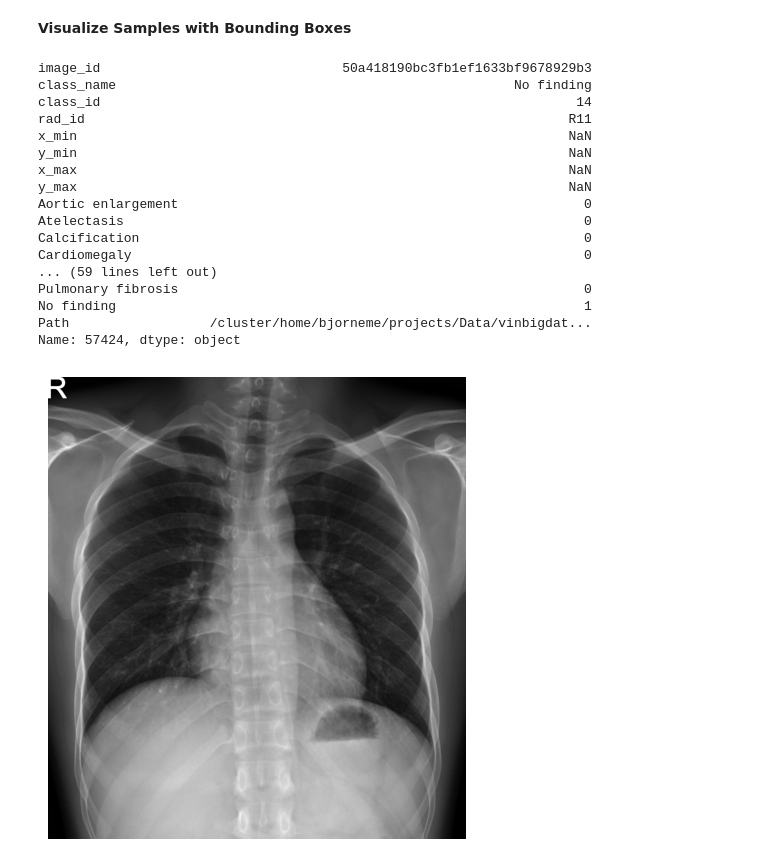
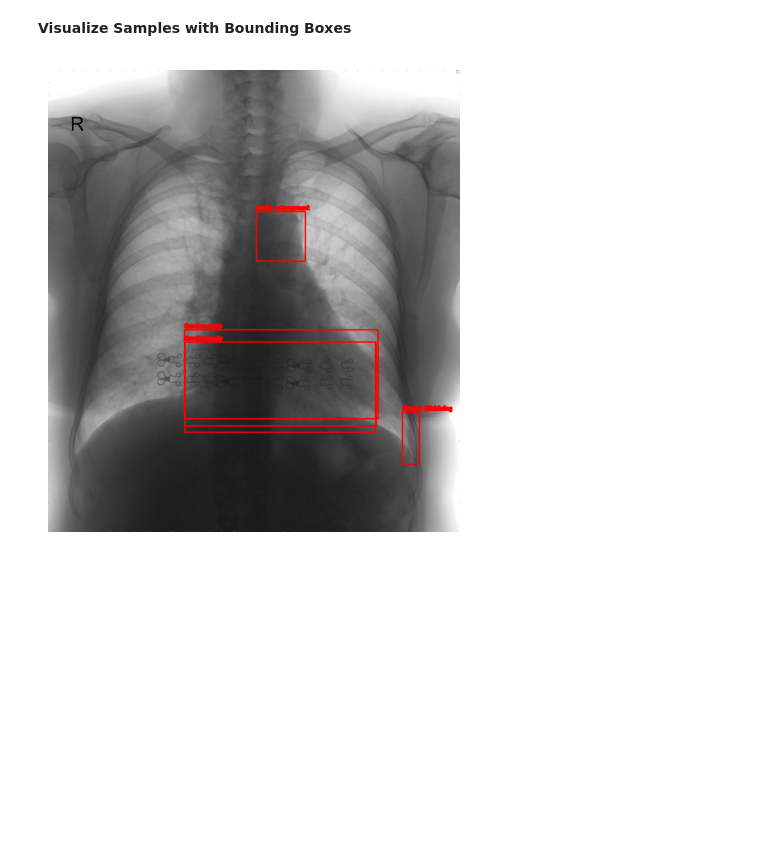
Before and after one commit to bjorneme/master_thesis, a Jupyter notebook: EDA/EDA_VinDr_CXR.ipynb, the cells around one changed output. Cells and saved outputs as stored; diff of their text form; code cells hidden in the pictures; blank space fills up the shorter version.

```diff
--- a/EDA/EDA_VinDr_CXR.ipynb
+++ b/EDA/EDA_VinDr_CXR.ipynb
@@ -126,42 +135,35 @@ plt.show()
 [figure]
 # %% [markdown]
 **Visualize Samples with Bounding Boxes**
-# %%
-# Path to the first DICOM sample
-img_path = labels_df['Path'].iloc[0]
-
-# Read the DICOM file using pydicom
-ds = pydicom.dcmread(img_path)
-
-plt.figure(figsize=(6,6))
-plt.imshow(ds.pixel_array, cmap='gray')
-plt.axis('off')
-
-# Filter the rows for the first sample
-rows = labels_df[labels_df['Path'] == img_path]
-
-# Iterate over each bounding box for this image
-for _, row in rows.iterrows():
-
-    print(row)
-
-plt.show()
-# %% [output]
-image_id                               50a418190bc3fb1ef1633bf9678929b3
-class_name                                                   No finding
-class_id                                                             14
-rad_id                                                              R11
-x_min                                                               NaN
-y_min                                                               NaN
-x_max                                                               NaN
-y_max                                                               NaN
-Aortic enlargement                                                    0
-Atelectasis                                                           0
-Calcification                                                         0
-Cardiomegaly                                                          0
-... (59 lines left out)
-Pulmonary fibrosis                                                    0
-No finding                                                            1
-Path                  /cluster/home/bjorneme/projects/Data/vinbigdat...
-Name: 57424, dtype: object
-[figure, removed]
+# %%
+# Path to the first DICOM sample
+img_path = labels_df['Path'].iloc[2]
+
+# Read the DICOM file using pydicom
+ds = pydicom.dcmread(img_path)
+
+# Filter out bounding boxes corresponding to the image
+rows = labels_df[labels_df['Path'] == img_path]
+
+# Loop over each bounding box for the image
+for _, row in rows.iterrows():
+
+    # Draw rectangle
+    if not np.isnan(row['x_min']):
+        x_min = int(row['x_min'])
+        y_min = int(row['y_min'])
+        x_max = int(row['x_max'])
+        y_max = int(row['y_max'])
+
+        # Draw the rectangle (bounding box)
+        box_color = (0, 0, 255)
+        thickness = 5
+        cv2.rectangle(img_color, (x_min, y_min), (x_max, y_max), box_color, thickness)
+
+# Display the image with bounding boxes
+plt.figure(figsize=(6,6))
+plt.imshow(cv2.cvtColor(img_color, cv2.COLOR_BGR2RGB))
+plt.axis('off')
+plt.show()
+# %% [output]
+[figure, added]
```
Also changed, not shown: parts of 5 cells of this notebook.
